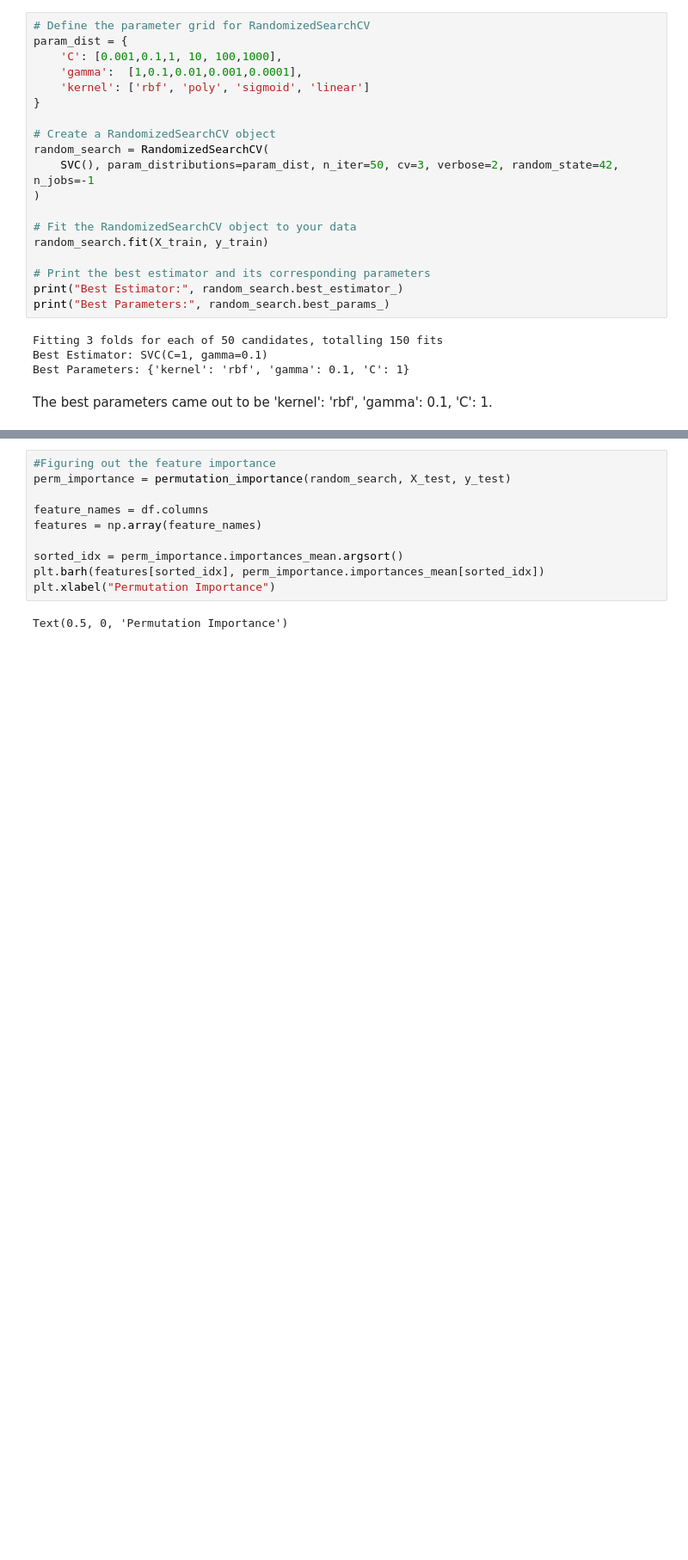
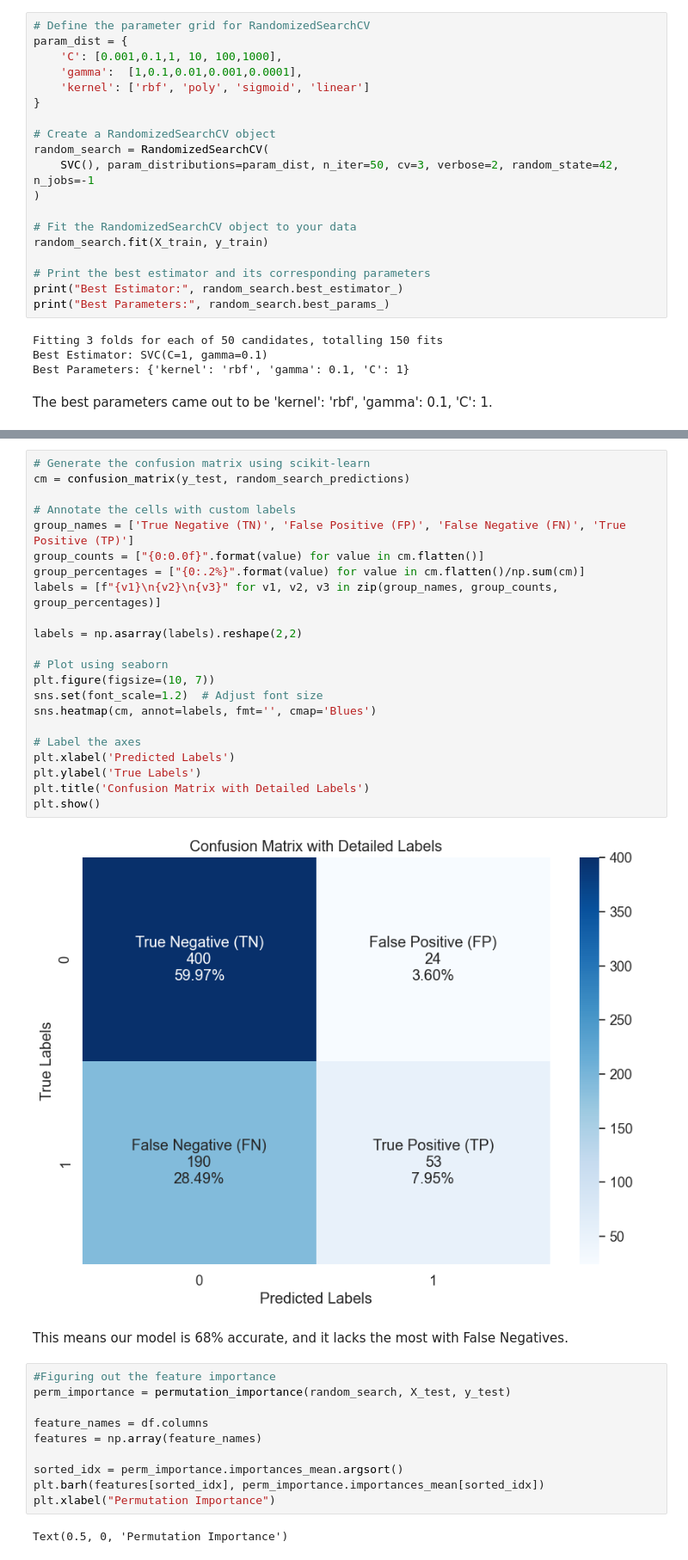
Before and after one commit to SameedHusayn/Water-Potability, a Jupyter notebook: Water_Potability.ipynb, the cells around one changed output, grey strips where cells are left out. Shown at 86% size. Saved outputs shown, nothing was run; the diff lists cells and outputs as text; blank space fills up the shorter version.

```diff
--- a/Water_Potability.ipynb
+++ b/Water_Potability.ipynb
@@ -354,3 +348,29 @@ The classification report shows our model is 68% accurate, not good, but not the
+# %%
+# Generate the confusion matrix using scikit-learn
+cm = confusion_matrix(y_test, random_search_predictions)
+
+# Annotate the cells with custom labels
+group_names = ['True Negative (TN)', 'False Positive (FP)', 'False Negative (FN)', 'True Positive (TP)']
+group_counts = ["{0:0.0f}".format(value) for value in cm.flatten()]
+group_percentages = ["{0:.2%}".format(value) for value in cm.flatten()/np.sum(cm)]
+labels = [f"{v1}\n{v2}\n{v3}" for v1, v2, v3 in zip(group_names, group_counts, group_percentages)]
+
+labels = np.asarray(labels).reshape(2,2)
+
+# Plot using seaborn
+plt.figure(figsize=(10, 7))
+sns.set(font_scale=1.2)  # Adjust font size
+sns.heatmap(cm, annot=labels, fmt='', cmap='Blues')
+
+# Label the axes
+plt.xlabel('Predicted Labels')
+plt.ylabel('True Labels')
+plt.title('Confusion Matrix with Detailed Labels')
+plt.show()
+# %% [output]
+[figure, added]
+# %% [markdown]
+This means our model is 68% accurate, and it lacks the most with False Negatives.
 # %%
 #Figuring out the feature importance
 perm_importance = permutation_importance(random_search, X_test, y_test)
```
Also changed, not shown: parts of 6 cells of this notebook.
